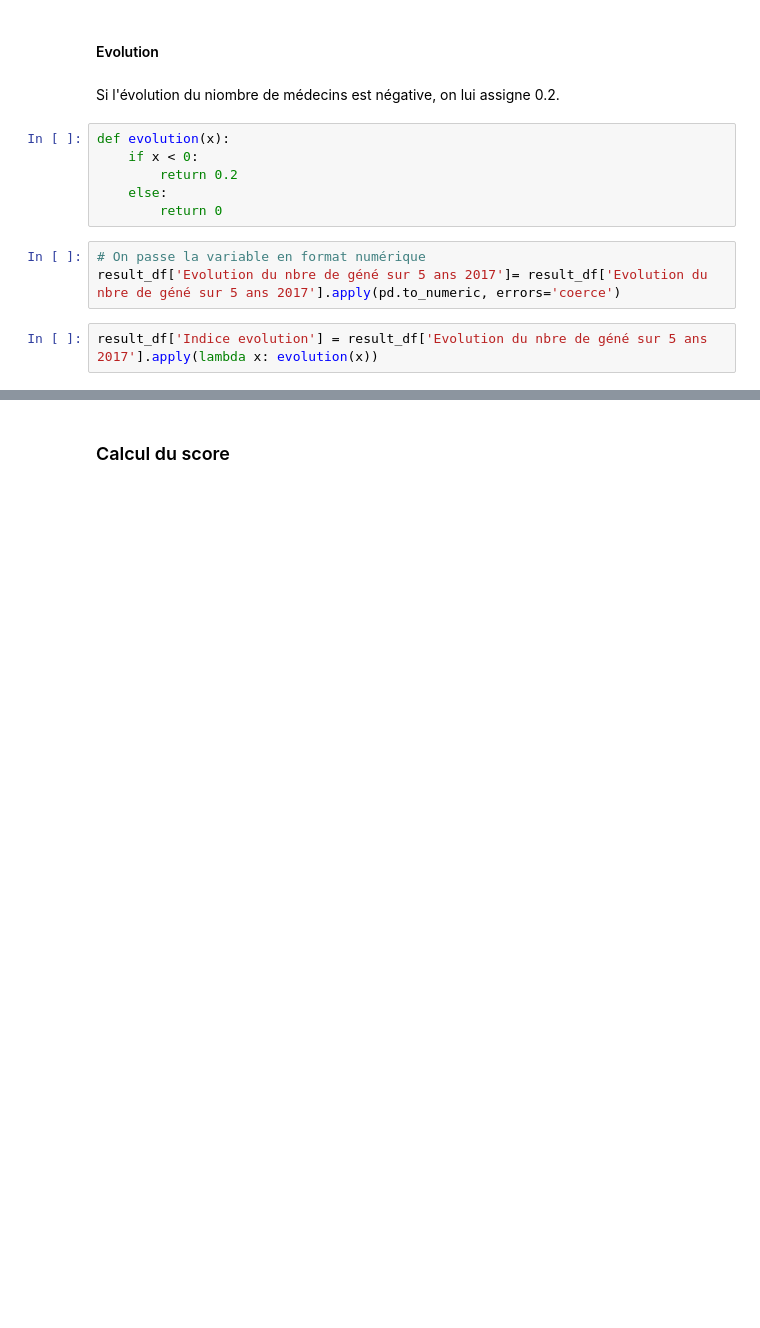
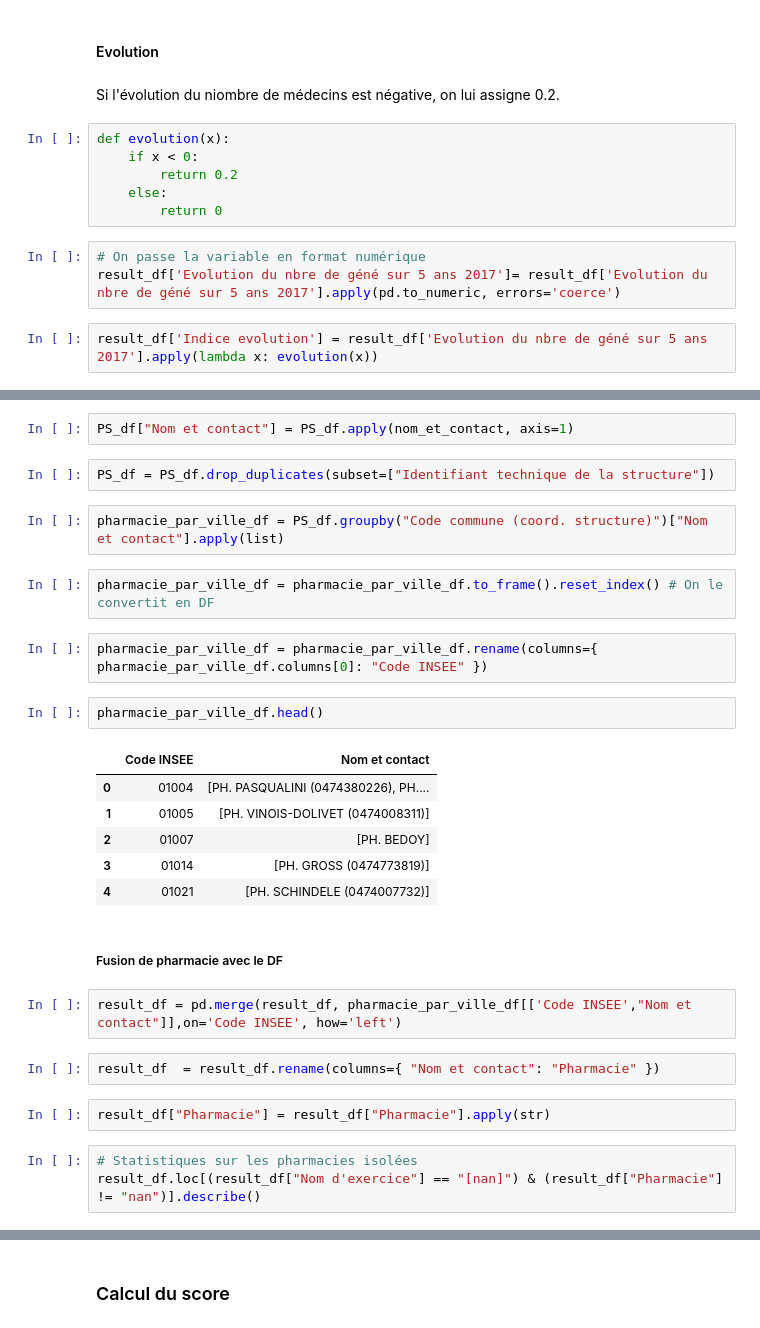
Before and after one commit to virgilus/sante, a Jupyter notebook: notebooks/score.ipynb, the cells around one changed output, grey strips where cells are left out. Cells and saved outputs as stored; diff of their text form; blank space fills up the shorter version.

```diff
--- a/notebooks/score.ipynb
+++ b/notebooks/score.ipynb
@@ -153,0 +196,30 @@ result_df['Indice evolution'] = result_df['Evolution du nbre de géné sur 5 ans
+# %%
+PS_df["Nom et contact"] = PS_df.apply(nom_et_contact, axis=1)
+# %%
+PS_df = PS_df.drop_duplicates(subset=["Identifiant technique de la structure"])
+# %%
+pharmacie_par_ville_df = PS_df.groupby("Code commune (coord. structure)")["Nom et contact"].apply(list)
+# %%
+pharmacie_par_ville_df = pharmacie_par_ville_df.to_frame().reset_index() # On le convertit en DF
+# %%
+pharmacie_par_ville_df = pharmacie_par_ville_df.rename(columns={ pharmacie_par_ville_df.columns[0]: "Code INSEE" })
+# %%
+pharmacie_par_ville_df.head()
+# %% [output]
+|  | Code INSEE | Nom et contact |
+| 0 | 01004 | [PH. PASQUALINI (0474380226), PH.... |
+| 1 | 01005 | [PH. VINOIS-DOLIVET (0474008311)] |
+| 2 | 01007 | [PH. BEDOY] |
+| 3 | 01014 | [PH. GROSS (0474773819)] |
+| 4 | 01021 | [PH. SCHINDELE (0474007732)] |
+# %% [markdown]
+##### Fusion de pharmacie avec le DF
+# %%
+result_df = pd.merge(result_df, pharmacie_par_ville_df[['Code INSEE',"Nom et contact"]],on='Code INSEE', how='left')
+# %%
+result_df  = result_df.rename(columns={ "Nom et contact": "Pharmacie" })
+# %%
+result_df["Pharmacie"] = result_df["Pharmacie"].apply(str)
+# %%
+# Statistiques sur les pharmacies isolées
+result_df.loc[(result_df["Nom d'exercice"] == "[nan]") & (result_df["Pharmacie"] != "nan")].describe()
```
Also changed, not shown: parts of 28 cells of this notebook, 4 other files.
